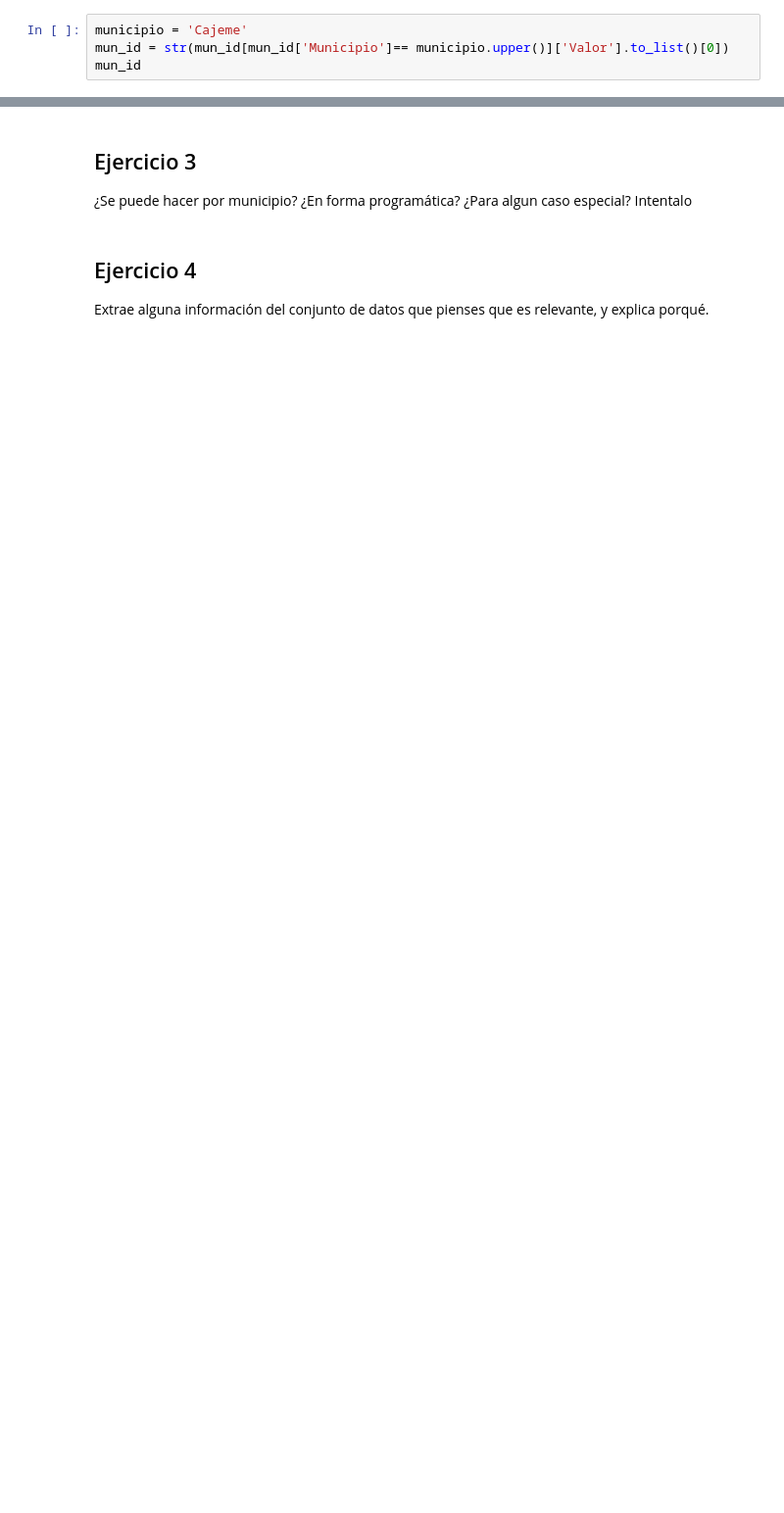
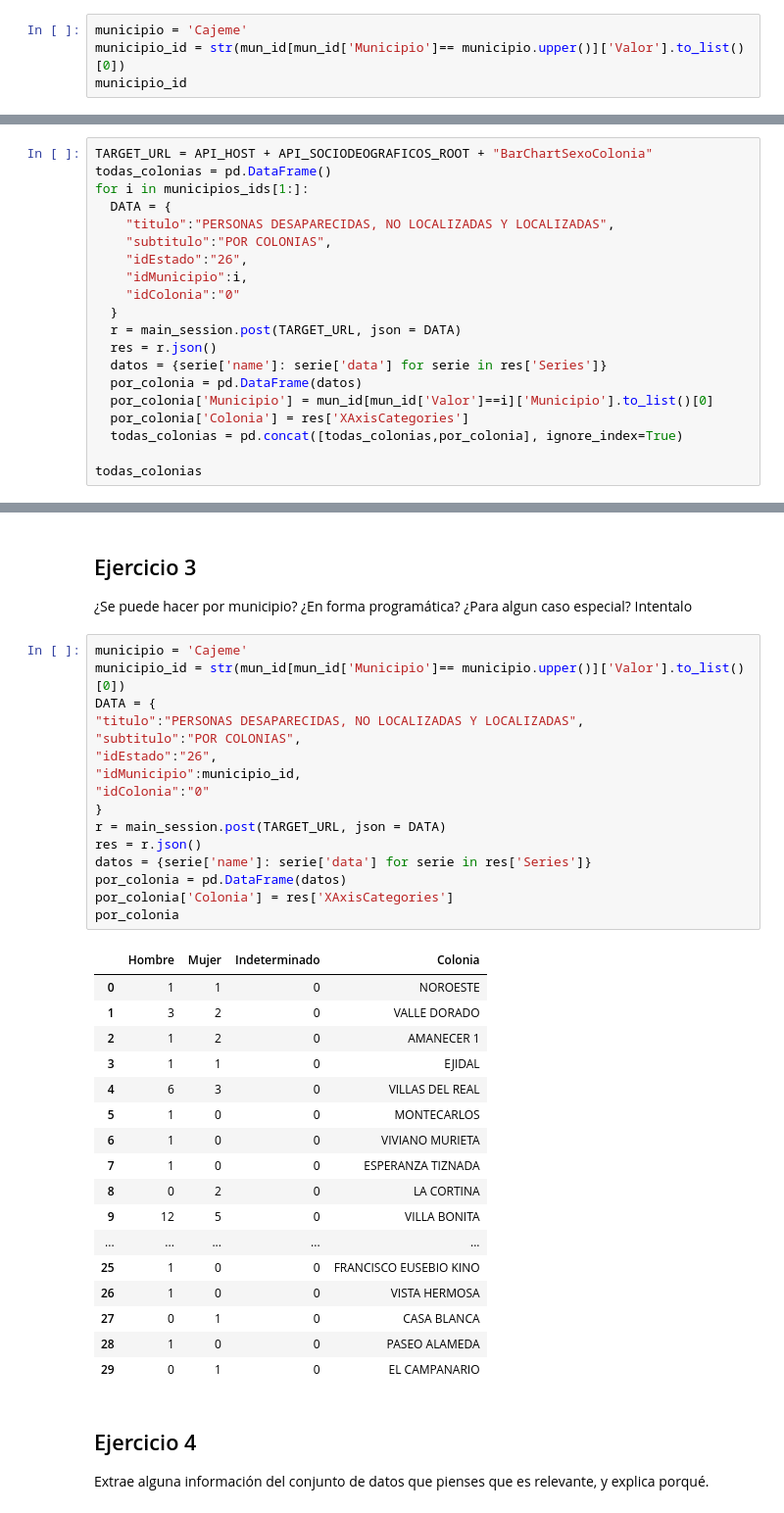
Before and after one commit to 3tagoras/Ingesta-de-datos-ejercicios, a Jupyter notebook: ingestaDatos.ipynb, the cells around one changed output, grey strips where cells are left out. Shown: that part at 98% size. Cells and saved outputs as stored; diff of their text form; blank space fills up the shorter version.

```diff
--- a/ingestaDatos.ipynb
+++ b/ingestaDatos.ipynb
@@ -387,8 +413,8 @@ mun_id
 ¿Como podríamos consultar las estadísticas sobre mujeres desaparecidas en el municipio de Cajeme?
 # %%
 municipio = 'Cajeme'
-mun_id = str(mun_id[mun_id['Municipio']== municipio.upper()]['Valor'].to_list()[0])
-mun_id
+municipio_id = str(mun_id[mun_id['Municipio']== municipio.upper()]['Valor'].to_list()[0])
+municipio_id
 # %% [output]
 '18'
 # %%
@@ -427,3 +452,23 @@ resumen_cajeme
 # %% [markdown]
 ## Ejercicio 2
 ¿Como podemos sacar lo que pasa en todo el estado, por municipios y por colonias? Intentalo.
+# %%
+TARGET_URL = API_HOST + API_SOCIODEOGRAFICOS_ROOT + "BarChartSexoColonia"
+todas_colonias = pd.DataFrame()
+for i in municipios_ids[1:]:
+  DATA = {
+    "titulo":"PERSONAS DESAPARECIDAS, NO LOCALIZADAS Y LOCALIZADAS",
+    "subtitulo":"POR COLONIAS",
+    "idEstado":"26",
+    "idMunicipio":i,
+    "idColonia":"0"
+  }
+  r = main_session.post(TARGET_URL, json = DATA)
+  res = r.json()
+  datos = {serie['name']: serie['data'] for serie in res['Series']}
+  por_colonia = pd.DataFrame(datos)
+  por_colonia['Municipio'] = mun_id[mun_id['Valor']==i]['Municipio'].to_list()[0]
+  por_colonia['Colonia'] = res['XAxisCategories']
+  todas_colonias = pd.concat([todas_colonias,por_colonia], ignore_index=True)
+
+todas_colonias
@@ -430,6 +489,40 @@ resumen_cajeme
 # %% [markdown]
 ## Ejercicio 3
 ¿Se puede hacer por municipio? ¿En forma programática? ¿Para algun caso especial? Intentalo
+# %%
+municipio = 'Cajeme'
+municipio_id = str(mun_id[mun_id['Municipio']== municipio.upper()]['Valor'].to_list()[0])
+DATA = {
+"titulo":"PERSONAS DESAPARECIDAS, NO LOCALIZADAS Y LOCALIZADAS",
+"subtitulo":"POR COLONIAS",
+"idEstado":"26",
+"idMunicipio":municipio_id,
+"idColonia":"0"
+}
+r = main_session.post(TARGET_URL, json = DATA)
+res = r.json()
+datos = {serie['name']: serie['data'] for serie in res['Series']}
+por_colonia = pd.DataFrame(datos)
+por_colonia['Colonia'] = res['XAxisCategories']
+por_colonia
+# %% [output]
+|  | Hombre | Mujer | Indeterminado | Colonia |
+| 0 | 1 | 1 | 0 | NOROESTE |
+| 1 | 3 | 2 | 0 | VALLE DORADO |
+| 2 | 1 | 2 | 0 | AMANECER 1 |
+| 3 | 1 | 1 | 0 | EJIDAL |
+| 4 | 6 | 3 | 0 | VILLAS DEL REAL |
+| 5 | 1 | 0 | 0 | MONTECARLOS |
+| 6 | 1 | 0 | 0 | VIVIANO MURIETA |
+| 7 | 1 | 0 | 0 | ESPERANZA TIZNADA |
+| 8 | 0 | 2 | 0 | LA CORTINA |
+| 9 | 12 | 5 | 0 | VILLA BONITA |
+| ... | ... | ... | ... | ... |
+| 25 | 1 | 0 | 0 | FRANCISCO EUSEBIO KINO |
+| 26 | 1 | 0 | 0 | VISTA HERMOSA |
+| 27 | 0 | 1 | 0 | CASA BLANCA |
+| 28 | 1 | 0 | 0 | PASEO ALAMEDA |
+| 29 | 0 | 1 | 0 | EL CAMPANARIO |
 # %% [markdown]
 ## Ejercicio 4
 Extrae alguna información del conjunto de datos que pienses que es relevante, y explica porqué.
```
Also changed, not shown: parts of 4 cells of this notebook.
